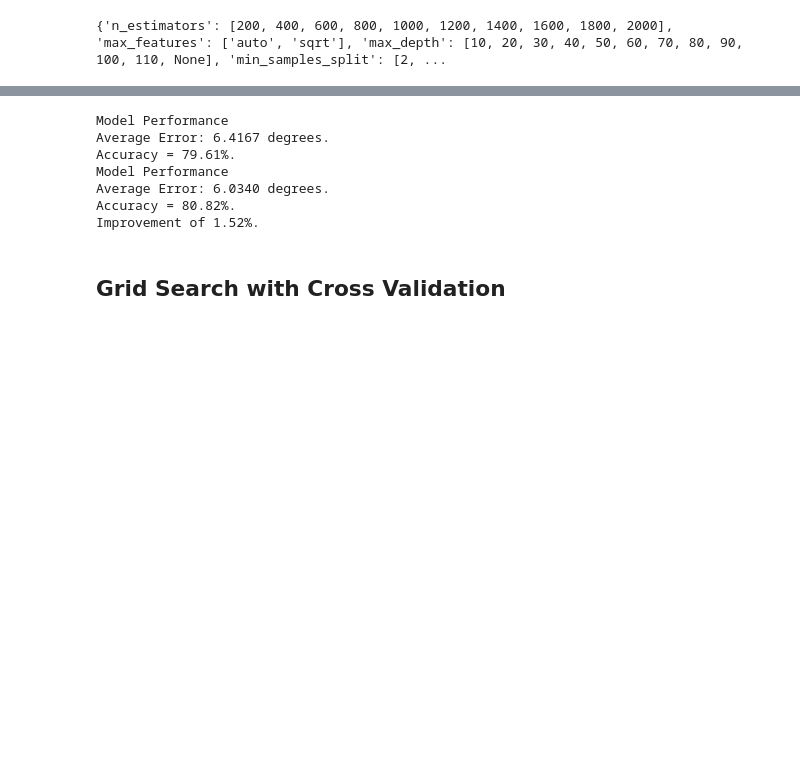
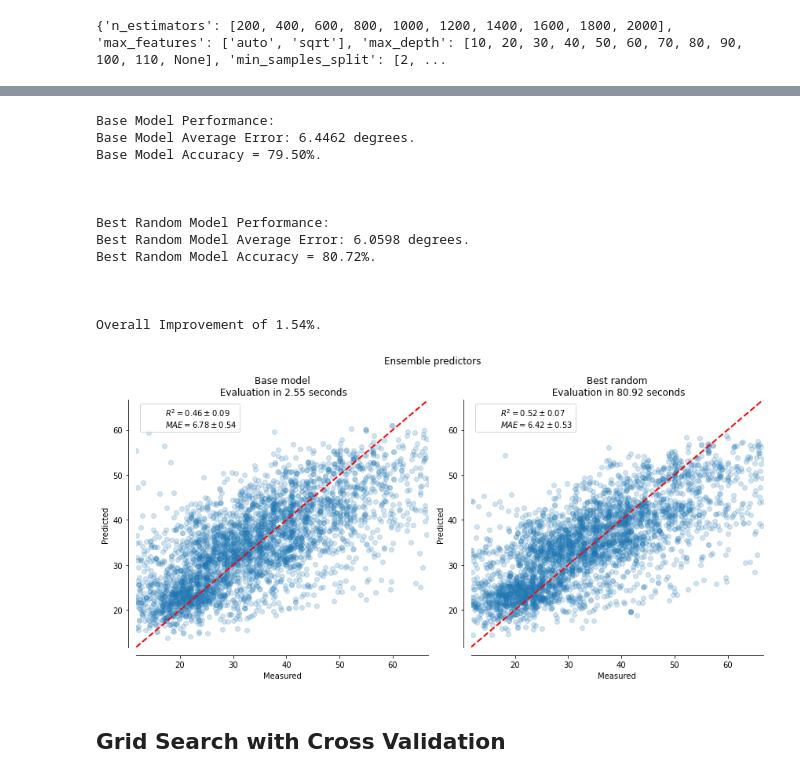
Before and after one commit to amirhkr/COVID19_RandomForest, a Jupyter notebook: notebooks/experiments/COPY_compliance_regression-Copy1.ipynb, the cells around one changed output, grey strips where cells are left out. Drawn from its saved outputs; the diff is of its cells as text; code cells hidden in the pictures; blank space fills up the shorter version.

Commit message:
Added plots

```diff
--- a/notebooks/experiments/COPY_compliance_regression-Copy1.ipynb
+++ b/notebooks/experiments/COPY_compliance_regression-Copy1.ipynb
@@ -235,32 +235,49 @@ rf_random.best_params_
  'bootstrap': True}
 # %%
-def evaluate(model, test_features, test_labels):
+def evaluate(model, test_features, test_labels, model_type):
     predictions = model.predict(test_features)
     errors = abs(predictions - test_labels)
     mape = 100 * np.mean(errors / test_labels)
     accuracy = 100 - mape
-    print('Model Performance')
-    print('Average Error: {:0.4f} degrees.'.format(np.mean(errors)))
-    print('Accuracy = {:0.2f}%.'.format(accuracy))
+    print(model_type+' Model Performance:')
+    print(model_type+' Model Average Error: {:0.4f} degrees.'.format(np.mean(errors)))
+    print(model_type+' Model Accuracy = {:0.2f}%.'.format(accuracy))
+    print("\n\n")
 
     return accuracy
 
 base_model = RandomForestRegressor(n_estimators = 10, random_state = 42)
 base_model.fit(X_train, y_train[Y].values)
-base_accuracy = evaluate(base_model, X_test, y_test[Y].values)
+base_accuracy = evaluate(base_model, X_test, y_test[Y].values, 'Base')
 
 best_random = rf_random.best_estimator_
-random_accuracy = evaluate(best_random, X_test, y_test[Y].values)
+random_accuracy = evaluate(best_random, X_test, y_test[Y].values, 'Best Random')
 
-print('Improvement of {:0.2f}%.'.format( 100 * (random_accuracy - base_accuracy) / base_accuracy))
+print('Overall Improvement of {:0.2f}%.'.format( 100 * (random_accuracy - base_accuracy) / base_accuracy))
 # %% [output]
-Model Performance
-Average Error: 6.4167 degrees.
-Accuracy = 79.61%.
-Model Performance
-Average Error: 6.0340 degrees.
-Accuracy = 80.82%.
-Improvement of 1.52%.
+Base Model Performance:
+Base Model Average Error: 6.4462 degrees.
+Base Model Accuracy = 79.50%.
+
+
+
+Best Random Model Performance:
+Best Random Model Average Error: 6.0598 degrees.
+Best Random Model Accuracy = 80.72%.
+
+
+
+Overall Improvement of 1.54%.
+# %%
+# rf_random.best_estimator_
+fig,axs=plt.subplots(1,2,figsize=[12,6])
+
+ests = [('Base model', base_model),
+        ('Best random', rf_random.best_estimator_)]
+
+results = fit_cv_plot(df_X, df_y[Y].values, axs, ests)
+# %% [output]
+[figure, added]
 # %% [markdown]
 <a name=""></a>
 ## Grid Search with Cross Validation
```
Also changed, not shown: parts of 5 cells of this notebook.
